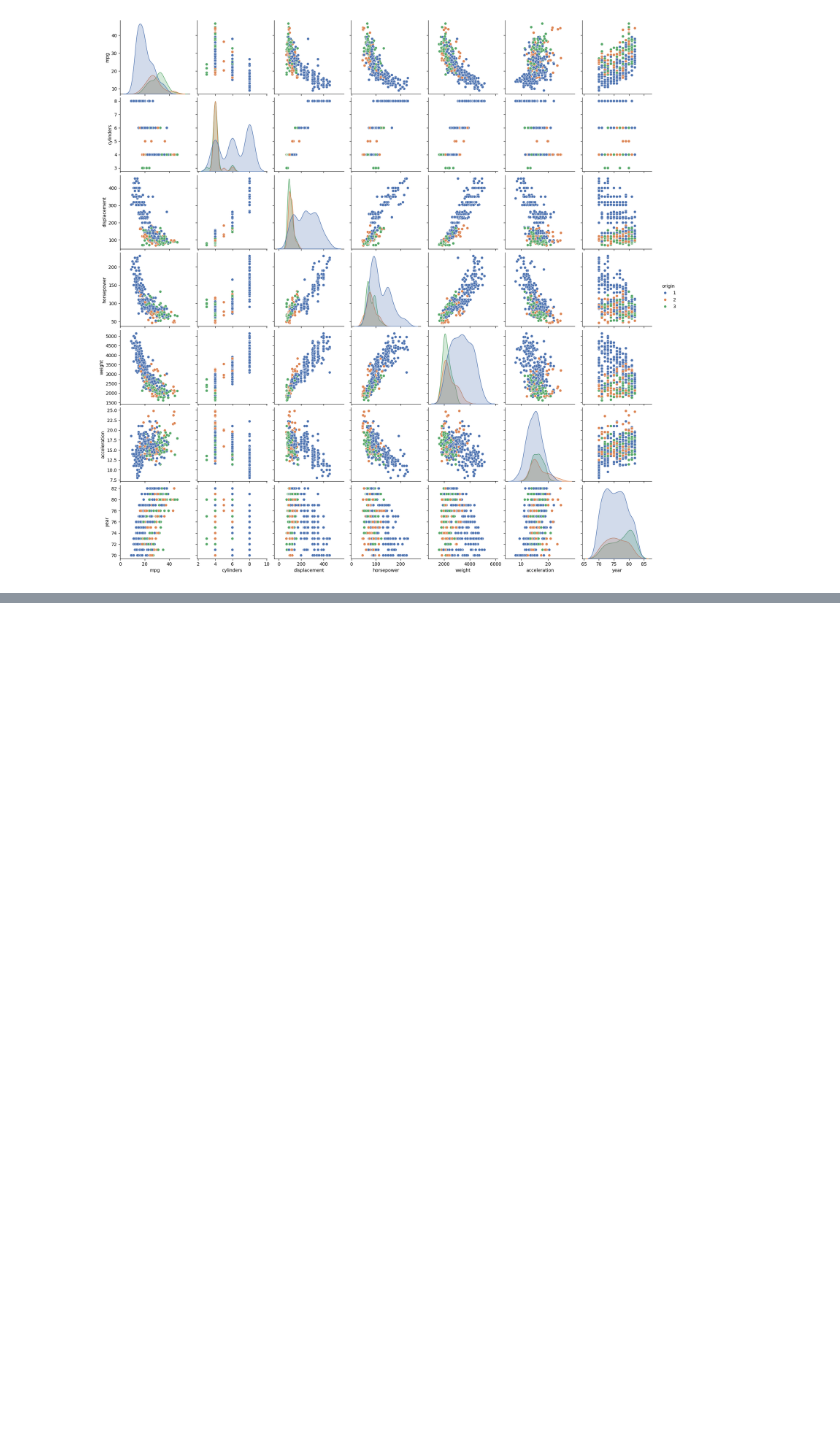
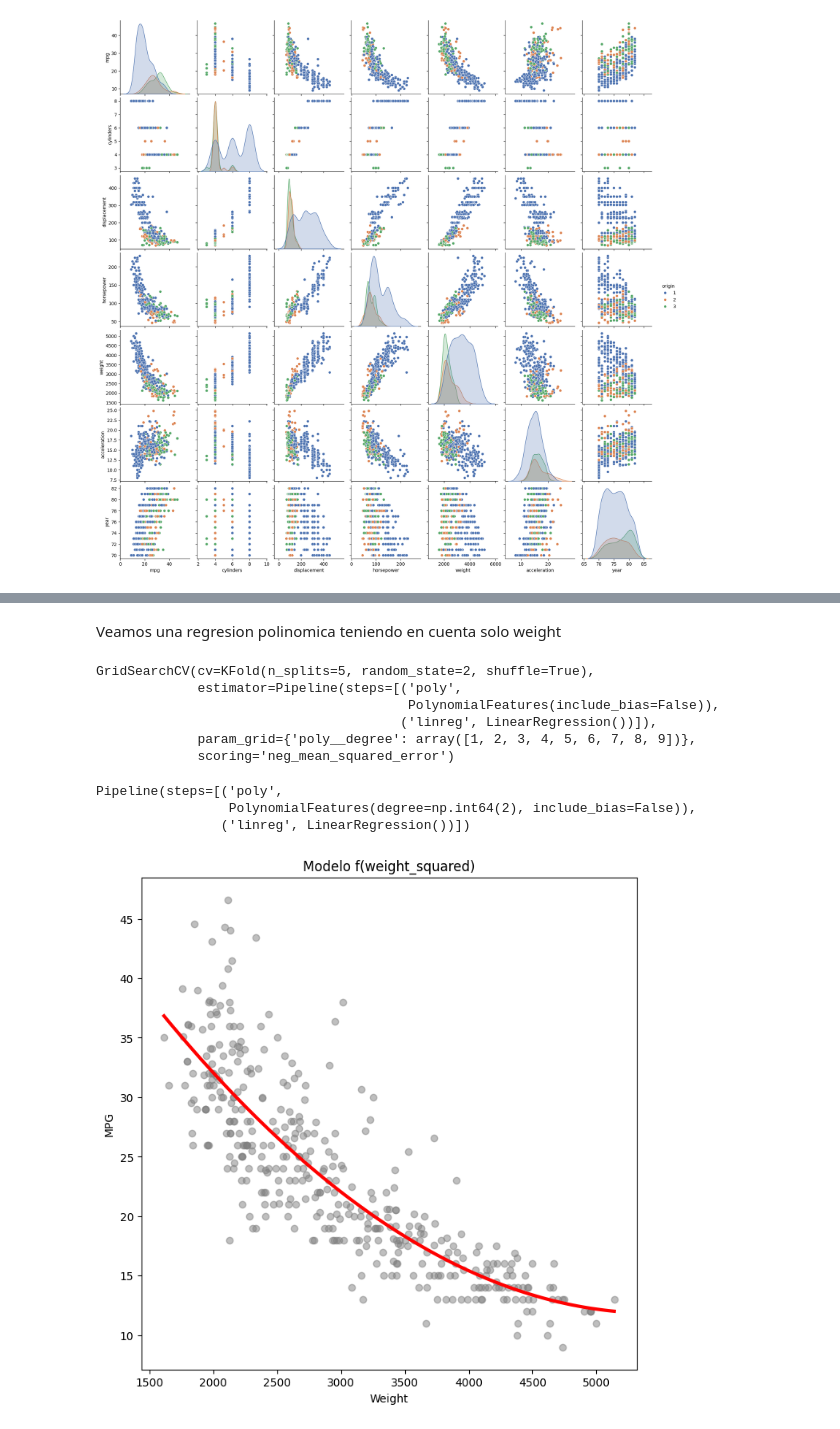
Before and after one commit to chuancao26/islp, a Jupyter notebook: nonLinearExercices.ipynb, the cells around one changed output, grey strips where cells are left out. Drawn from its saved outputs; the diff is of its cells as text; code cells hidden in the pictures; blank space fills up the shorter version.

```diff
--- a/nonLinearExercices.ipynb
+++ b/nonLinearExercices.ipynb
@@ -746,0 +812,45 @@ sns.pairplot(auto, hue="origin", palette="deep")
+# %% [markdown]
+Veamos una regresion polinomica teniendo en cuenta solo weight
+# %%
+kfold = skm.KFold(5, shuffle=True, random_state=2)
+
+pipe = Pipeline([("poly", PolynomialFeatures(include_bias=False)),
+                 ("linreg", skl.LinearRegression())])
+
+params = {"poly__degree": np.arange(1, 10)}
+
+search = skm.GridSearchCV(pipe,
+                          params,
+                          cv=kfold,
+                          scoring="neg_mean_squared_error").fit(auto[["weight"]],
+                                                                auto["mpg"])
+search
+# %% [output]
+GridSearchCV(cv=KFold(n_splits=5, random_state=2, shuffle=True),
+             estimator=Pipeline(steps=[('poly',
+                                        PolynomialFeatures(include_bias=False)),
+                                       ('linreg', LinearRegression())]),
+             param_grid={'poly__degree': array([1, 2, 3, 4, 5, 6, 7, 8, 9])},
+             scoring='neg_mean_squared_error')
+# %%
+best_model = search.best_estimator_
+best_model
+# %% [output]
+Pipeline(steps=[('poly',
+                 PolynomialFeatures(degree=np.int64(2), include_bias=False)),
+                ('linreg', LinearRegression())])
+# %%
+weight = np.linspace(auto["weight"].min(),
+                     auto["weight"].max(),
+                     100)
+fig, ax = plt.subplots(figsize=(8,8))
+ax.scatter(auto["weight"], auto["mpg"], facecolor="gray", alpha=.5)
+ax.plot(weight, best_model.predict(np.reshape(weight, (-1,1))),
+        color="red",
+        linewidth=3)
+ax.set_title("Modelo f(weight_squared)")
+ax.set_xlabel("Weight")
+ax.set_ylabel("MPG")
+plt.show()
+# %% [output]
+[figure, added]
```
Also changed, not shown: parts of 11 cells of this notebook.
